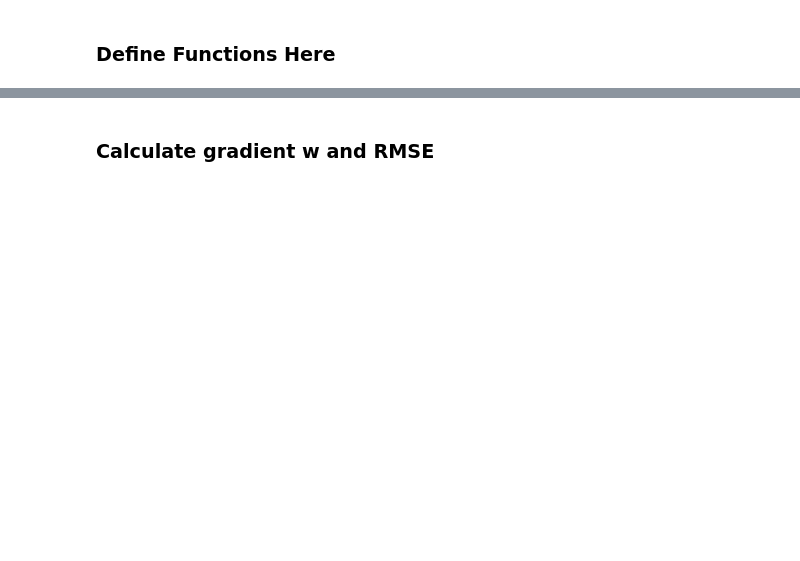
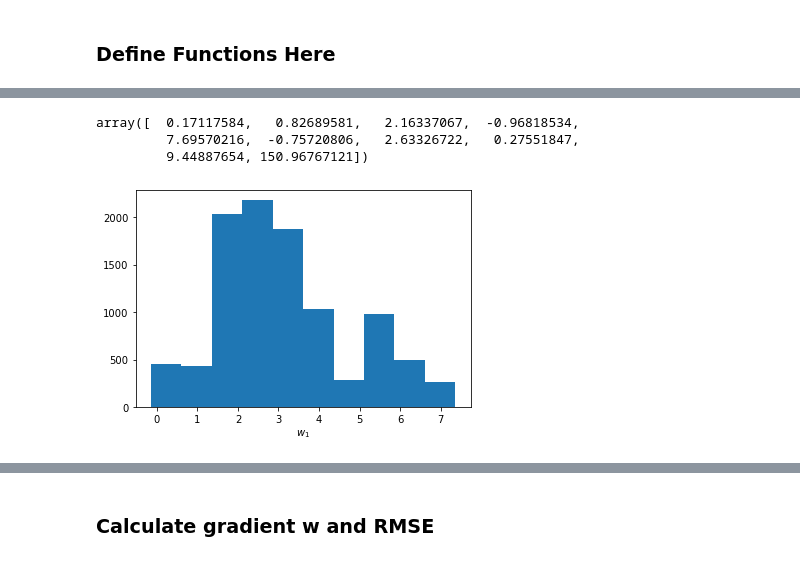
Before and after one commit to jihoonkim888/CM50268-Hamiltonian-Monte-Carlo, a Jupyter notebook: task4.ipynb, the cells around one changed output, grey strips where cells are left out. Saved outputs shown, nothing was run; the diff lists cells and outputs as text; code cells hidden in the pictures; blank space fills up the shorter version.

```diff
--- a/task4.ipynb
+++ b/task4.ipynb
@@ -108 +184,12 @@ S.shape
+# %%
+S[-1]
+# %% [output]
+array([  0.17117584,   0.82689581,   2.16337067,  -0.96818534,
+         7.69570216,  -0.75720806,   2.63326722,   0.27551847,
+         9.44887654, 150.96767121])
+# %%
+plt.hist(S[:,0], bins=10)
+plt.xlabel("$w_1$");
+# %% [output]
+[figure, added]
 # %%
```
Also changed, not shown: parts of 21 cells of this notebook, 3 other files.
